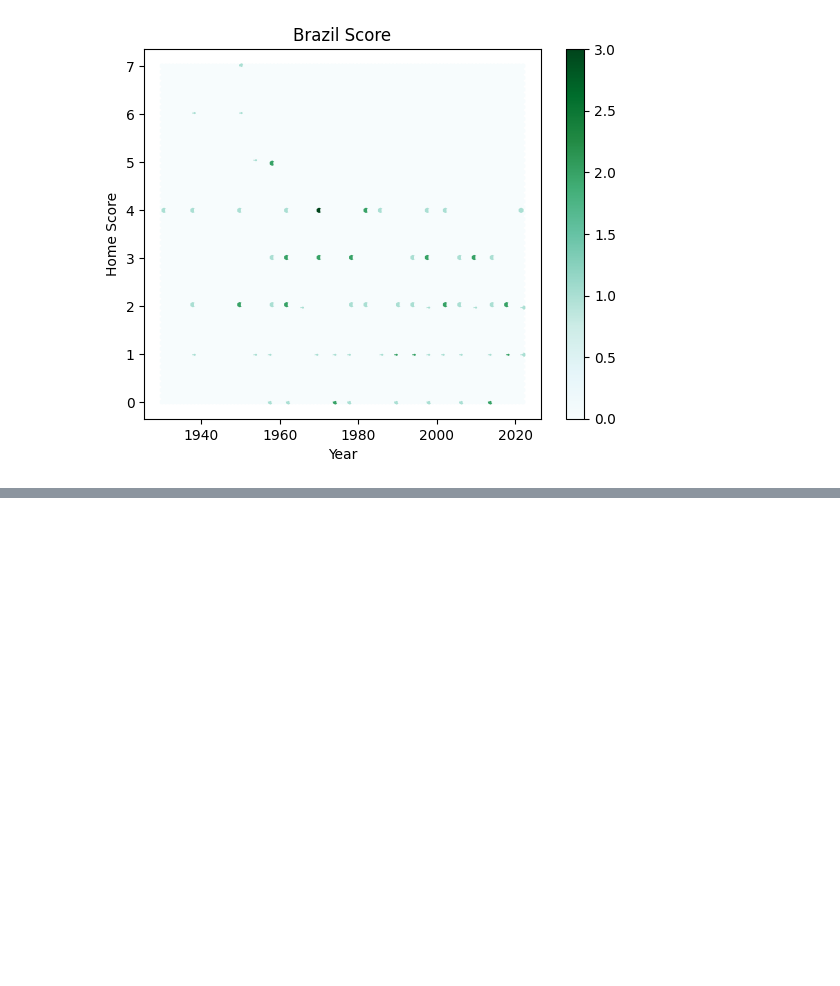
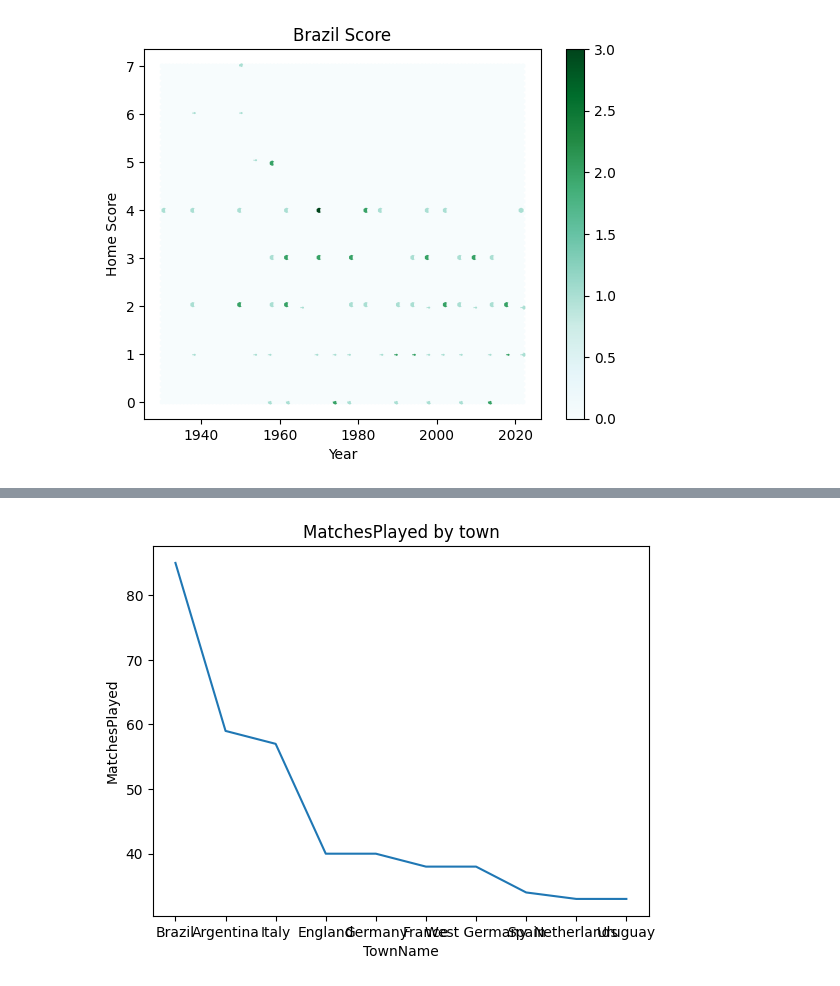
Before and after one commit to tejaswininridegree/Python-basics-, a Jupyter notebook: Data_Visualization_Using_Pandas.ipynb, the cells around one changed output, grey strips where cells are left out. Saved outputs shown, nothing was run; the diff lists cells and outputs as text; code cells hidden in the pictures; blank space fills up the shorter version.

```diff
--- a/Data_Visualization_Using_Pandas.ipynb
+++ b/Data_Visualization_Using_Pandas.ipynb
@@ -202,0 +255,8 @@ plt.show()
+# %%
+townName=[]
+matchesPlayed=[]
+TownData=df['home_team'].value_counts()
+for _ in TownData.index:
+   if TownData[_]>30:
+     townName.append(_)
+     matchesPlayed.append(TownData[_])
@@ -202,0 +278,8 @@ plt.show()
+# %%
+plt.plot(townName, matchesPlayed)
+plt.xlabel('TownName')
+plt.ylabel('MatchesPlayed')
+plt.title('MatchesPlayed by town')
+plt.show()
+# %% [output]
+[figure, added]
```
Also changed, not shown: parts of 76 cells of this notebook.
